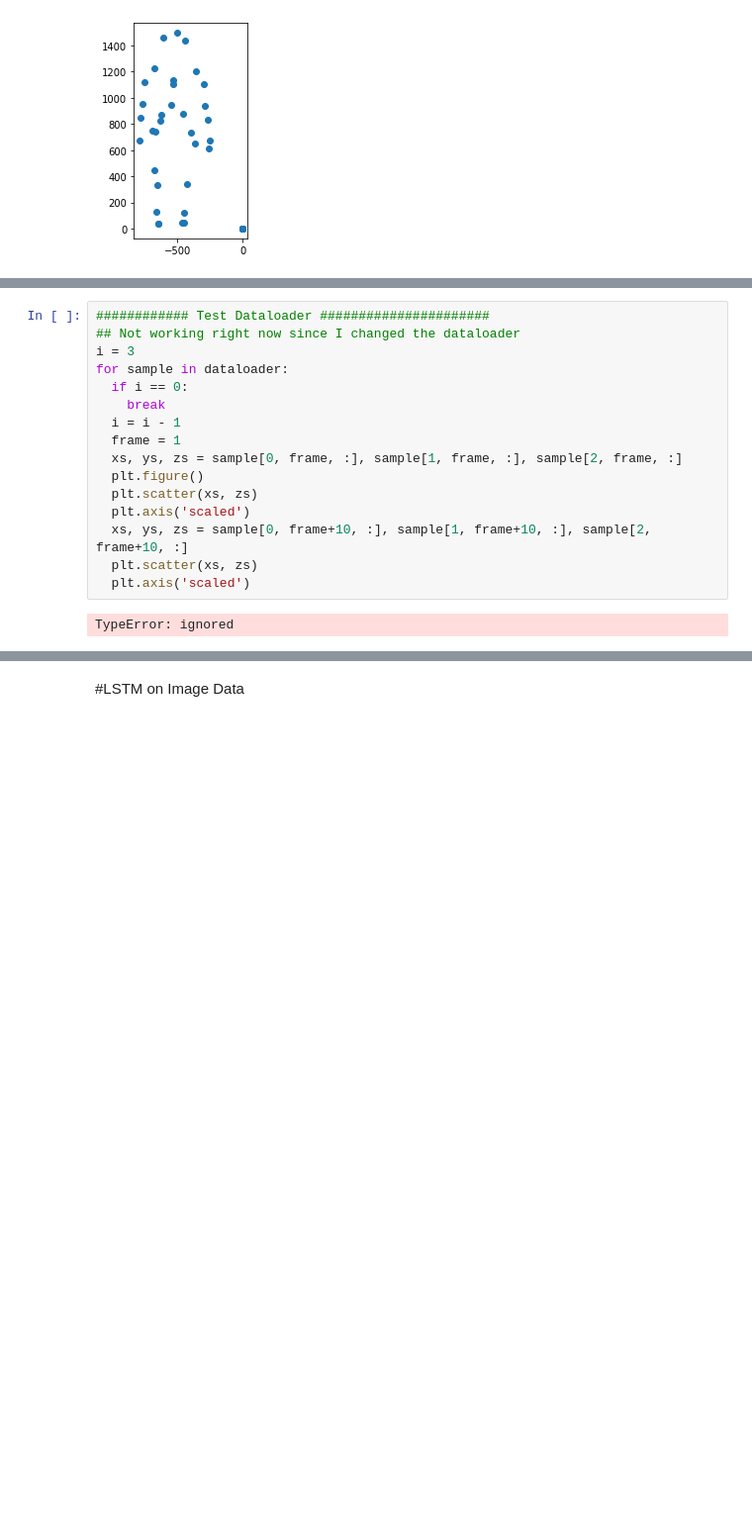
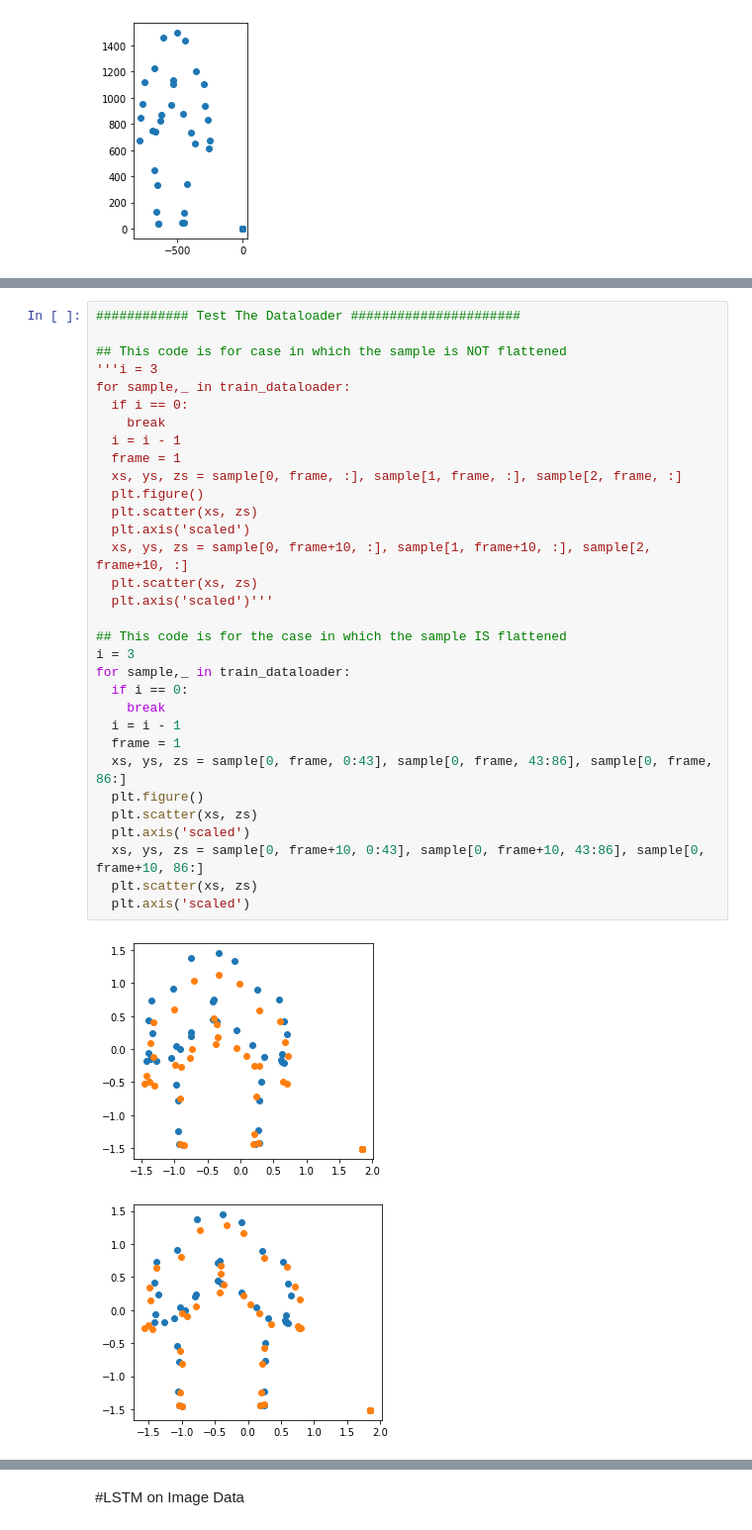
Before and after one commit to ypeng22/DLFinal, a Jupyter notebook: DL_proj.ipynb, the cells around one changed output, grey strips where cells are left out. Shown at 99% size. Saved outputs shown, nothing was run; the diff lists cells and outputs as text; blank space fills up the shorter version.

Commit message:
added test, train, val dataloaders and made the code cuda compatible

```diff
--- a/DL_proj.ipynb
+++ b/DL_proj.ipynb
@@ -184,18 +196,35 @@ dataloader = BerkeleyMocapOpticalDataset(root_dir, 22, transform=transform)
 # %%
-############ Test Dataloader ######################
-## Not working right now since I changed the dataloader
-i = 3
-for sample in dataloader:
+############ Test The Dataloader ######################
+
+## This code is for case in which the sample is NOT flattened
+'''i = 3
+for sample,_ in train_dataloader:
   if i == 0:
     break
   i = i - 1
   frame = 1
   xs, ys, zs = sample[0, frame, :], sample[1, frame, :], sample[2, frame, :]
   plt.figure()
   plt.scatter(xs, zs)
   plt.axis('scaled')
   xs, ys, zs = sample[0, frame+10, :], sample[1, frame+10, :], sample[2, frame+10, :]
   plt.scatter(xs, zs)
+  plt.axis('scaled')'''
+
+## This code is for the case in which the sample IS flattened
+i = 3
+for sample,_ in train_dataloader:
+  if i == 0:
+    break
+  i = i - 1
+  frame = 1
+  xs, ys, zs = sample[0, frame, 0:43], sample[0, frame, 43:86], sample[0, frame, 86:]
+  plt.figure()
+  plt.scatter(xs, zs)
   plt.axis('scaled')
+  xs, ys, zs = sample[0, frame+10, 0:43], sample[0, frame+10, 43:86], sample[0, frame+10, 86:]
+  plt.scatter(xs, zs)
+  plt.axis('scaled')
 # %% [output]
-TypeError: ignored
+[figure, added]
+[figure, added]
```
Also changed, not shown: parts of 7 cells of this notebook.
